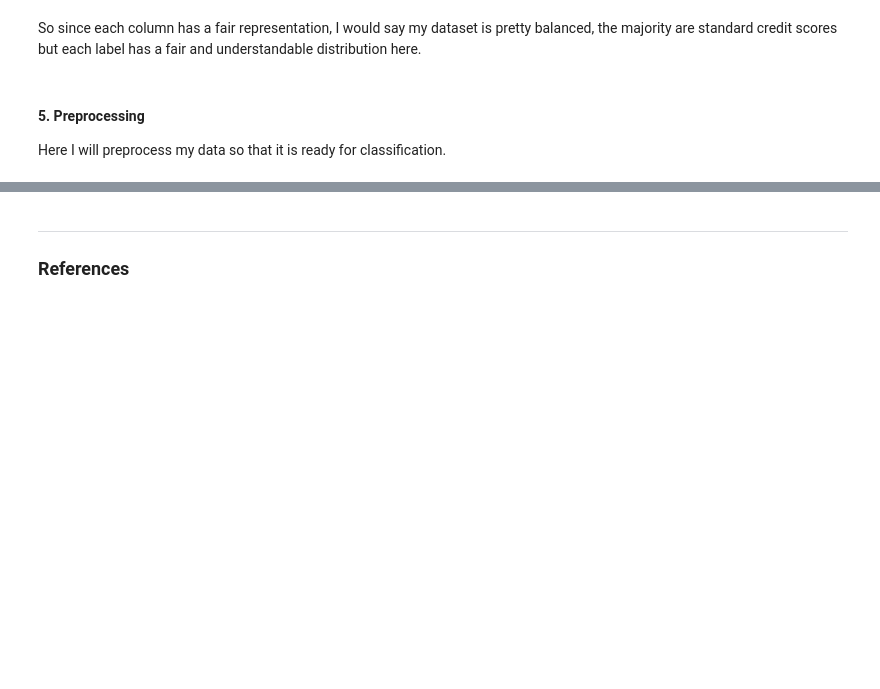
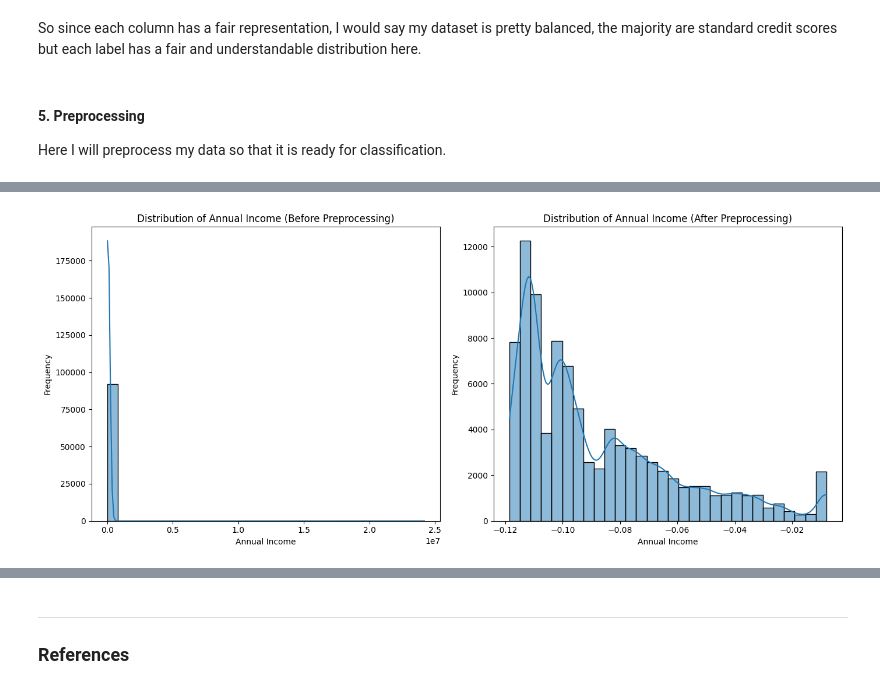
Before and after one commit to alex-govier5/intro-to-ai, a Jupyter notebook: A1/AI_Assignment1.ipynb, the cells around one changed output, grey strips where cells are left out. Drawn from its saved outputs; the diff is of its cells as text; code cells hidden in the pictures; blank space fills up the shorter version.

```diff
--- a/A1/AI_Assignment1.ipynb
+++ b/A1/AI_Assignment1.ipynb
@@ -463,0 +467,32 @@ Here I will preprocess my data so that it is ready for classification.
+# %%
+# Preprocessing annual income
+
+# Visualize distribution before preprocessing
+plt.figure(figsize=(14, 6))
+plt.subplot(1, 2, 1)  # Before preprocessing
+sns.histplot(credit_scores_dataset['Annual_Income'], bins=30, kde=True)
+plt.title('Distribution of Annual Income (Before Preprocessing)')
+plt.xlabel('Annual Income')
+plt.ylabel('Frequency')
+
+# Preprocessing annual income
+scaler = StandardScaler()
+credit_scores_dataset['Annual_Income'] = scaler.fit_transform(credit_scores_dataset[['Annual_Income']])
+
+# Clip the values to remove outliers
+lower_bound = credit_scores_dataset['Annual_Income'].quantile(0.01)
+upper_bound = credit_scores_dataset['Annual_Income'].quantile(0.98)
+credit_scores_dataset['Annual_Income'] = credit_scores_dataset['Annual_Income'].clip(lower_bound, upper_bound)
+
+# Visualize distribution after preprocessing
+plt.subplot(1, 2, 2)  # After preprocessing
+sns.histplot(credit_scores_dataset['Annual_Income'], bins=30, kde=True)
+plt.title('Distribution of Annual Income (After Preprocessing)')
+plt.xlabel('Annual Income')
+plt.ylabel('Frequency')
+
+# Show the plots
+plt.tight_layout()
+plt.show()
+# %% [output]
+[figure, added]
```
Also changed, not shown: parts of 26 cells of this notebook.
